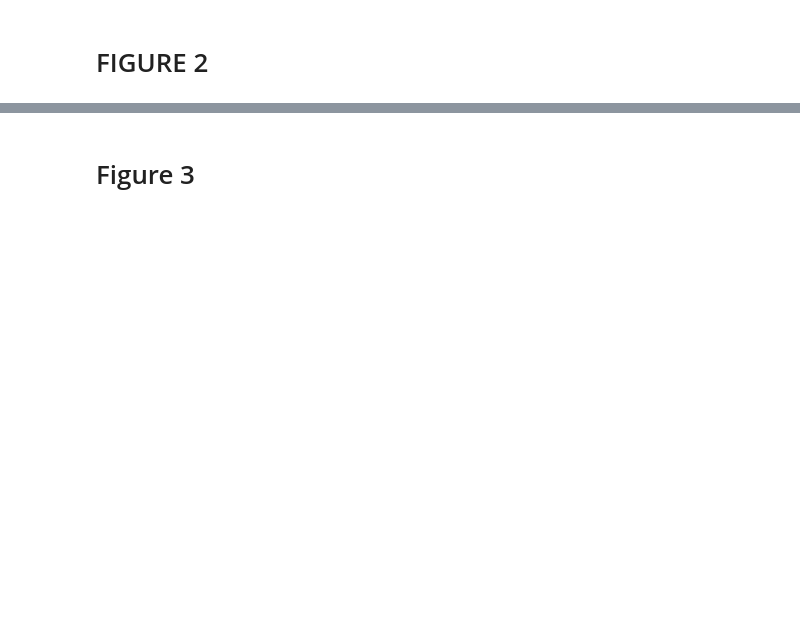
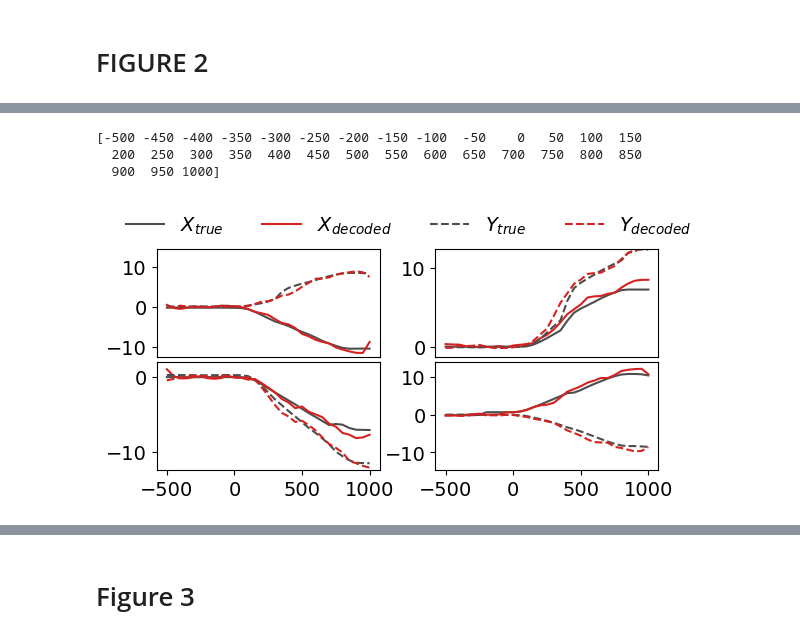
Before and after one commit to mayolabvision/NeuralDecoding, a Jupyter notebook: analyses/GRC_figures.ipynb, the cells around one changed output, grey strips where cells are left out. Drawn from its saved outputs; the diff is of its cells as text; code cells hidden in the pictures; blank space fills up the shorter version.

```diff
--- a/analyses/GRC_figures.ipynb
+++ b/analyses/GRC_figures.ipynb
@@ -79,52 +86,57 @@ fig.savefig(fig_folder+'/model_R2.png', dpi=600, bbox_inches='tight')
 with open(data_folder+'/all_decoders/fold06-m6-eyetrace.pickle', 'rb') as f:
     y_test,y_test_predicted = pickle.load(f)
 
-#plt.rcParams.update({'font.size': 14})
+plt.rcParams.update({'font.size': 14})
 x = np.arange(0, 31*50, 50) - 500
 print(x)
-fig, axes = plt.subplots(2,2,figsize=(5,3))
+fig, axes = plt.subplots(2,2,figsize=(6,3))
 fig.tight_layout()
 
 start_end = [1272,1303]
-axes[0,0].plot(x,y_test[start_end[0]:start_end[1],0], color=(0.3,0.3,0.3), linewidth=2, label='true (horizontal)')
-axes[0,0].plot(x,y_test_predicted[start_end[0]:start_end[1],0], color=pal[6], linewidth=2, label='predicted (horizontal)')
-axes[0,0].plot(x,y_test[start_end[0]:start_end[1],1], color=(0.3,0.3,0.3), linestyle='dashed', linewidth=2, label='true (vertical)')
-axes[0,0].plot(x,y_test_predicted[start_end[0]:start_end[1],1], color=pal[6], linestyle='dashed', linewidth=2, label='predicted (vertical)')
+axes[0,0].plot(x,y_test[start_end[0]:start_end[1],0], color=(0.3,0.3,0.3), linewidth=1.5, label='true (horizontal)')
+axes[0,0].plot(x,y_test_predicted[start_end[0]:start_end[1],0], color=pal[6], linewidth=1.5, label='predicted (horizontal)')
+axes[0,0].plot(x,y_test[start_end[0]:start_end[1],1], color=(0.3,0.3,0.3), linestyle='dashed', linewidth=1.5, label='true (vertical)')
+axes[0,0].plot(x,y_test_predicted[start_end[0]:start_end[1],1], color=pal[6], linestyle='dashed', linewidth=1.5, label='predicted (vertical)')
 axes[0,0].set_ylim(-12.5, 14.5)
 axes[0,0].set_yticks([-10,0,10])
 axes[0,0].set_xticks([])
 
 start_end = [87,118]
-axes[0,1].plot(x,y_test[start_end[0]:start_end[1],0], color=(0.3,0.3,0.3), linewidth=2, label='$X_{true}$')
-axes[0,1].plot(x,y_test_predicted[start_end[0]:start_end[1],0], color=pal[6], linewidth=2, label='$X_{decoded}$')
-axes[0,1].plot(x,y_test[start_end[0]:start_end[1],1], color=(0.3,0.3,0.3), linestyle='dashed', linewidth=2, label='$Y_{true}$')
-axes[0,1].plot(x,y_test_predicted[start_end[0]:start_end[1],1], color=pal[6], linestyle='dashed', linewidth=2, label='$Y_{decoded}$')
+axes[0,1].plot(x,y_test[start_end[0]:start_end[1],0], color=(0.3,0.3,0.3), linewidth=1.5, label='$X_{true}$')
+axes[0,1].plot(x,y_test_predicted[start_end[0]:start_end[1],0], color=pal[6], linewidth=1.5, label='$X_{decoded}$')
+axes[0,1].plot(x,y_test[start_end[0]:start_end[1],1], color=(0.3,0.3,0.3), linestyle='dashed', linewidth=1.5, label='$Y_{true}$')
+axes[0,1].plot(x,y_test_predicted[start_end[0]:start_end[1],1], color=pal[6], linestyle='dashed', linewidth=1.5, label='$Y_{decoded}$')
 axes[0,1].set_ylim(-1.25, 12.5)
 axes[0,1].set_yticks([0,10])
 axes[0,1].set_xticks([])
 
 start_end = [1047,1078]
-axes[1,0].plot(x,y_test[start_end[0]:start_end[1],0], color=(0.3,0.3,0.3), linewidth=2, label='true (horizontal)')
-axes[1,0].plot(x,y_test_predicted[start_end[0]:start_end[1],0], color=pal[6], linewidth=2, label='predicted (horizontal)')
-axes[1,0].plot(x,y_test[start_end[0]:start_end[1],1], color=(0.3,0.3,0.3), linestyle='dashed', linewidth=2, label='true (vertical)')
-axes[1,0].plot(x,y_test_predicted[start_end[0]:start_end[1],1], color=pal[6], linestyle='dashed', linewidth=2, label='predicted (vertical)')
+axes[1,0].plot(x,y_test[start_end[0]:start_end[1],0], color=(0.3,0.3,0.3), linewidth=1.5, label='true (horizontal)')
+axes[1,0].plot(x,y_test_predicted[start_end[0]:start_end[1],0], color=pal[6], linewidth=1.5, label='predicted (horizontal)')
+axes[1,0].plot(x,y_test[start_end[0]:start_end[1],1], color=(0.3,0.3,0.3), linestyle='dashed', linewidth=1.5, label='true (vertical)')
+axes[1,0].plot(x,y_test_predicted[start_end[0]:start_end[1],1], color=pal[6], linestyle='dashed', linewidth=1.5, label='predicted (vertical)')
 axes[1,0].set_ylim(-12.5,2)
 axes[1,0].set_yticks([-10,0])
 axes[1,0].set_xticks([-500,0,500,1000])
 
 start_end = [184,215]
-axes[1,1].plot(x,y_test[start_end[0]:start_end[1],0], color=(0.3,0.3,0.3), linewidth=2, label='true (horizontal)')
-axes[1,1].plot(x,y_test_predicted[start_end[0]:start_end[1],0], color=pal[6], linewidth=2, label='predicted (horizontal)')
-axes[1,1].plot(x,y_test[start_end[0]:start_end[1],1], color=(0.3,0.3,0.3), linestyle='dashed', linewidth=2, label='true (vertical)')
-axes[1,1].plot(x,y_test_predicted[start_end[0]:start_end[1],1], color=pal[6], linestyle='dashed', linewidth=2, label='predicted (vertical)')
+axes[1,1].plot(x,y_test[start_end[0]:start_end[1],0], color=(0.3,0.3,0.3), linewidth=1.5, label='true (horizontal)')
+axes[1,1].plot(x,y_test_predicted[start_end[0]:start_end[1],0], color=pal[6], linewidth=1.5, label='predicted (horizontal)')
+axes[1,1].plot(x,y_test[start_end[0]:start_end[1],1], color=(0.3,0.3,0.3), linestyle='dashed', linewidth=1.5, label='true (vertical)')
+axes[1,1].plot(x,y_test_predicted[start_end[0]:start_end[1],1], color=pal[6], linestyle='dashed', linewidth=1.5, label='predicted (vertical)')
 axes[1,1].set_ylim(-14.75, 14)
 axes[1,1].set_yticks([-10,0,10])
 axes[1,1].set_xticks([-500,0,500,1000])
 
 plt.subplots_adjust(wspace=0.25, hspace=0.05)
 
 axes[0,1].legend(loc='lower center', bbox_to_anchor=(-0.12, 0.95),
-          fancybox=False, shadow=False, ncol=4, fontsize="10",frameon=False)
+          fancybox=False, shadow=False, ncol=4, fontsize="14",frameon=False)
 
-#fig.savefig(fig_folder+'/model_4traces.png', dpi=600, bbox_inches='tight')
+fig.savefig(fig_folder+'/model_4traces.png', dpi=600, bbox_inches='tight')
+# %% [output]
+[-500 -450 -400 -350 -300 -250 -200 -150 -100  -50    0   50  100  150
+  200  250  300  350  400  450  500  550  600  650  700  750  800  850
+  900  950 1000]
+[figure, added]
 # %%
```
Also changed, not shown: parts of 18 cells of this notebook, 8 other files.
